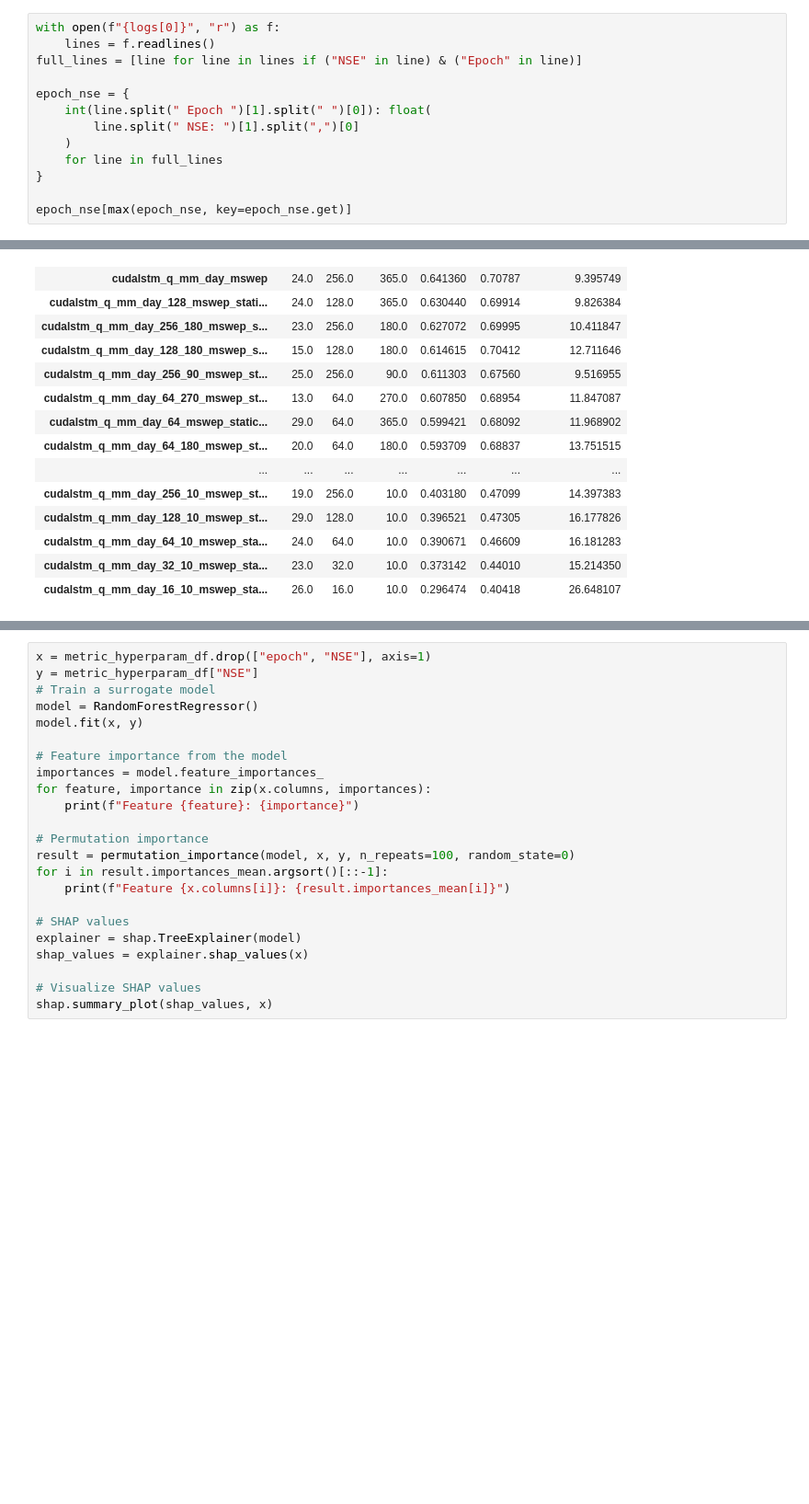
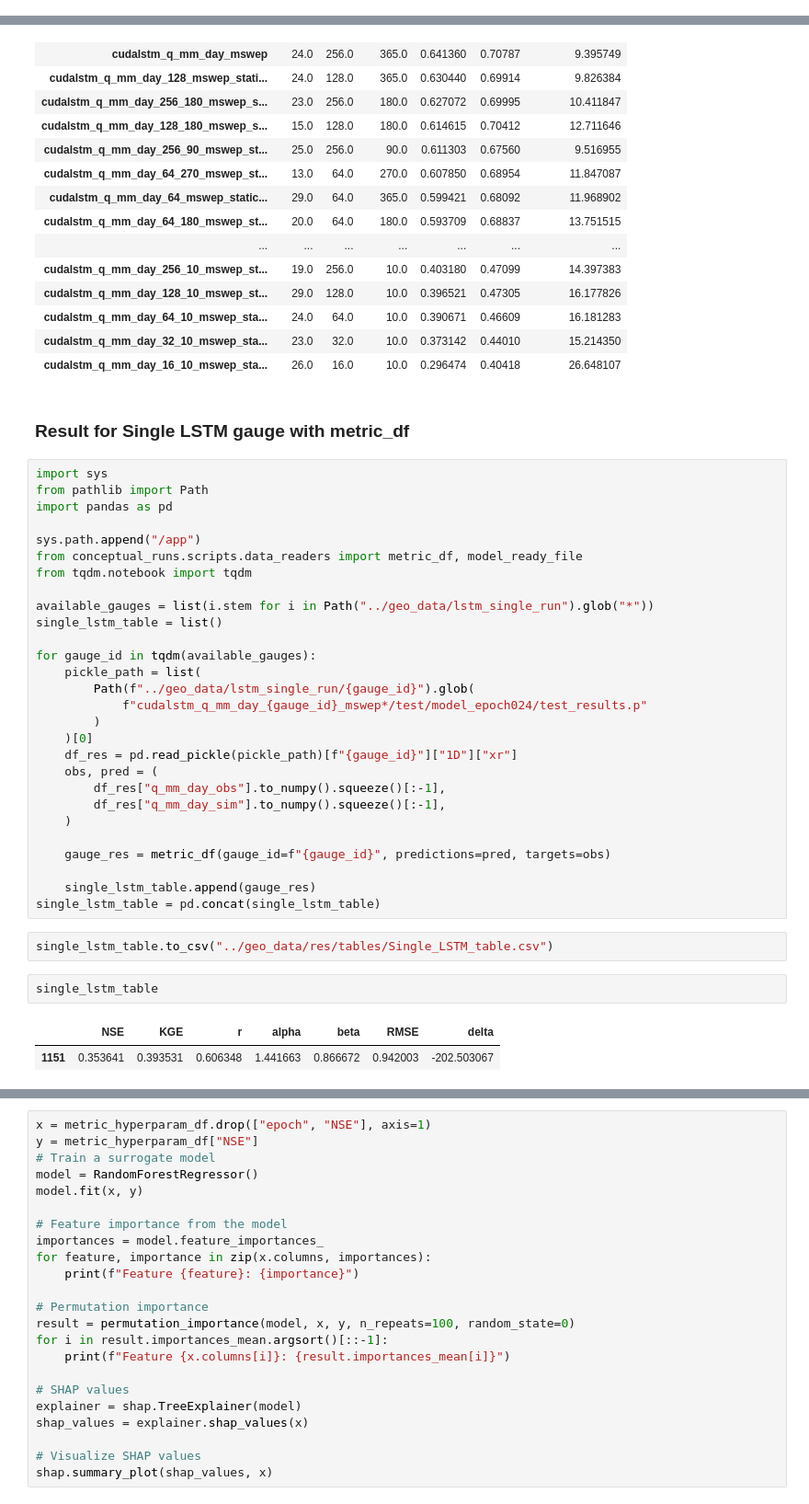
Before and after one commit to dmbrmv/my_dissertation, a Jupyter notebook: neural_forecast/test_neural.ipynb, the cells around one changed output, grey strips where cells are left out. Shown at 92% size. Saved outputs shown, nothing was run; the diff lists cells and outputs as text; blank space fills up the shorter version.

Commit message:
single lstm complete table

```diff
--- a/neural_forecast/test_neural.ipynb
+++ b/neural_forecast/test_neural.ipynb
@@ -208,16 +28,3 @@ Coordinates:
 Data variables:
     q_mm_day_obs  (date, time_step) float32 3kB 0.2163 0.2148 ... 0.2308 0.2288
     q_mm_day_sim  (date, time_step) float32 3kB 0.1639 0.153 ... 0.3051 nan
-# %%
-with open(f"{logs[0]}", "r") as f:
-    lines = f.readlines()
-full_lines = [line for line in lines if ("NSE" in line) & ("Epoch" in line)]
-
-epoch_nse = {
-    int(line.split(" Epoch ")[1].split(" ")[0]): float(
-        line.split(" NSE: ")[1].split(",")[0]
-    )
-    for line in full_lines
-}
-
-epoch_nse[max(epoch_nse, key=epoch_nse.get)]
@@ -318,3 +111,40 @@ metric_hyperparam_df.sort_values("NSE test", ascending=False)
 | cudalstm_q_mm_day_64_10_mswep_sta... | 24.0 | 64.0 | 10.0 | 0.390671 | 0.46609 | 16.181283 |
 | cudalstm_q_mm_day_32_10_mswep_sta... | 23.0 | 32.0 | 10.0 | 0.373142 | 0.44010 | 15.214350 |
 | cudalstm_q_mm_day_16_10_mswep_sta... | 26.0 | 16.0 | 10.0 | 0.296474 | 0.40418 | 26.648107 |
+# %% [markdown]
+### Result for Single LSTM gauge with metric_df
+# %%
+import sys
+from pathlib import Path
+import pandas as pd
+
+sys.path.append("/app")
+from conceptual_runs.scripts.data_readers import metric_df, model_ready_file
+from tqdm.notebook import tqdm
+
+available_gauges = list(i.stem for i in Path("../geo_data/lstm_single_run").glob("*"))
+single_lstm_table = list()
+
+for gauge_id in tqdm(available_gauges):
+    pickle_path = list(
+        Path(f"../geo_data/lstm_single_run/{gauge_id}").glob(
+            f"cudalstm_q_mm_day_{gauge_id}_mswep*/test/model_epoch024/test_results.p"
+        )
+    )[0]
+    df_res = pd.read_pickle(pickle_path)[f"{gauge_id}"]["1D"]["xr"]
+    obs, pred = (
+        df_res["q_mm_day_obs"].to_numpy().squeeze()[:-1],
+        df_res["q_mm_day_sim"].to_numpy().squeeze()[:-1],
+    )
+
+    gauge_res = metric_df(gauge_id=f"{gauge_id}", predictions=pred, targets=obs)
+
+    single_lstm_table.append(gauge_res)
+single_lstm_table = pd.concat(single_lstm_table)
+# %%
+single_lstm_table.to_csv("../geo_data/res/tables/Single_LSTM_table.csv")
+# %%
+single_lstm_table
+# %% [output]
+|  | NSE | KGE | r | alpha | beta | RMSE | delta |
+| 1151 | 0.353641 | 0.393531 | 0.606348 | 1.441663 | 0.866672 | 0.942003 | -202.503067 |
```
Also changed, not shown: parts of 13 cells of this notebook.
